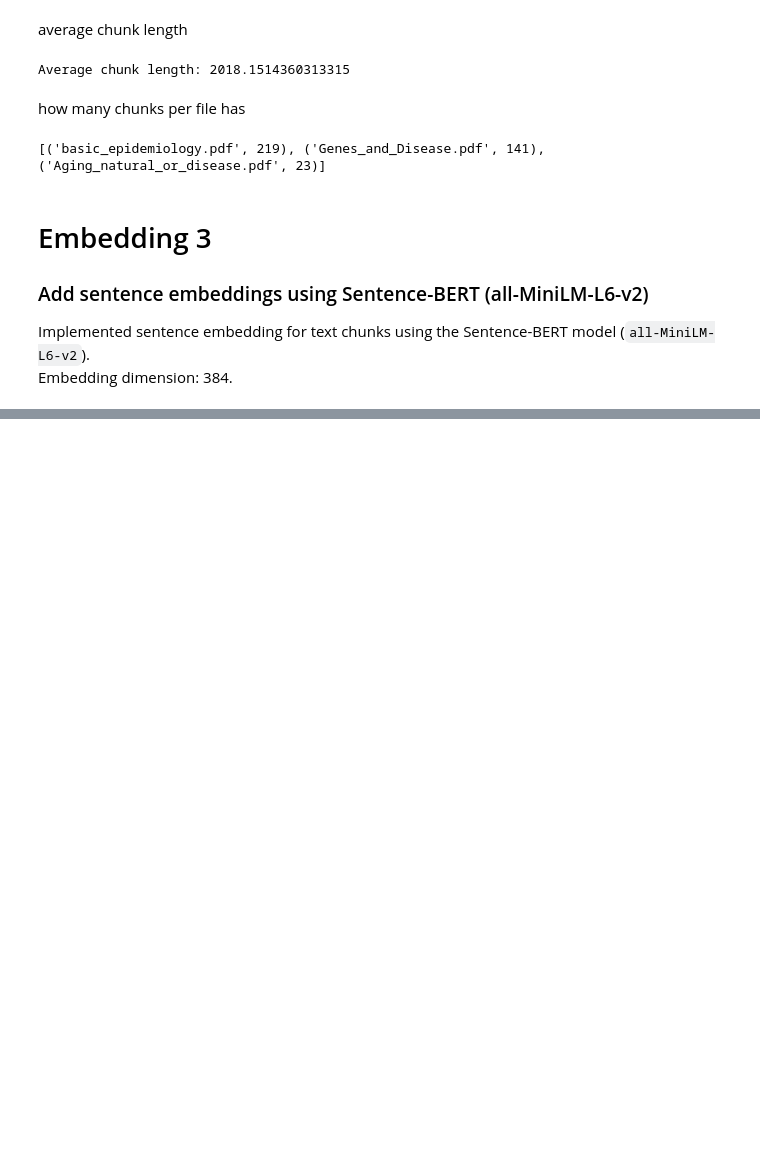
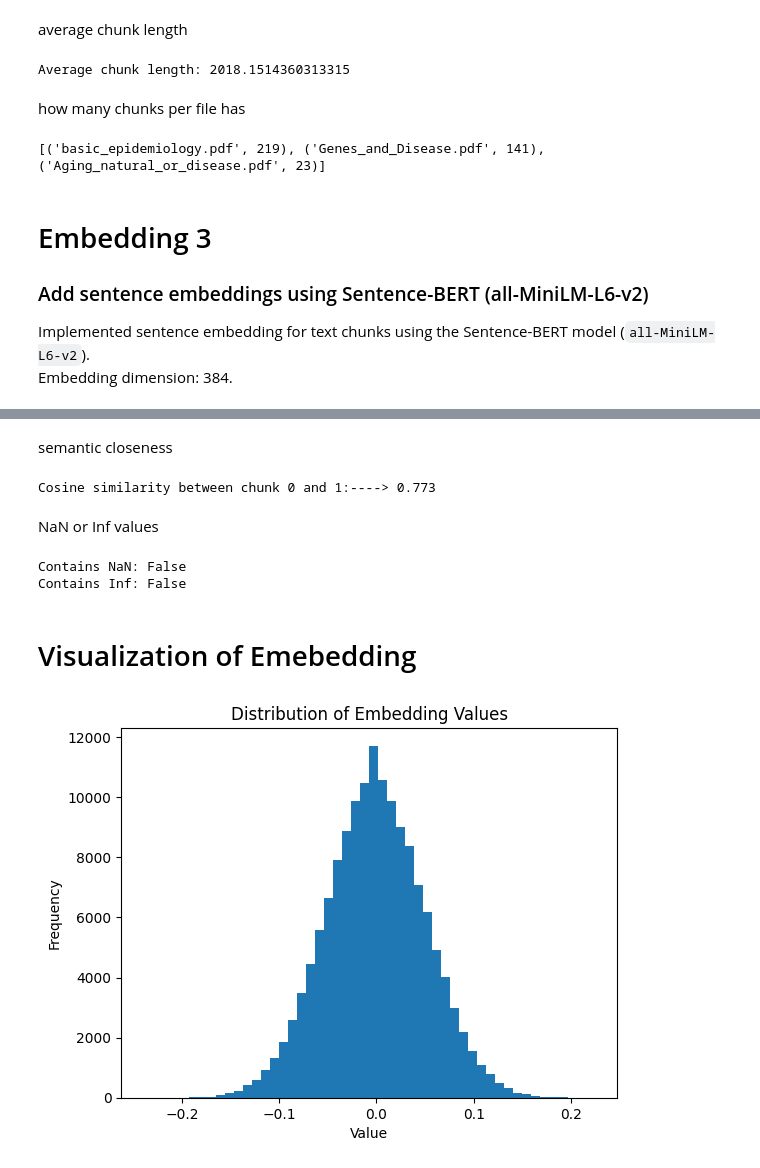
Before and after one commit to diyorarti/Medical-assistant-with-RAG, a Jupyter notebook: labs/project-lab.ipynb, the cells around one changed output, grey strips where cells are left out. Cells and saved outputs as stored; diff of their text form; code cells hidden in the pictures; blank space fills up the shorter version.

Commit message:
embedding-lab

```diff
--- a/labs/project-lab.ipynb
+++ b/labs/project-lab.ipynb
@@ -322,6 +322,22 @@ from sentence_transformers import SentenceTransformer
 import numpy as np
 
 class Embedder:
+    """
+    A utility class for generating text embeddings using SentenceTransformers.
+    Attributes:
+        model_name (str): Name of the SentenceTransformer model to load.
+        normalize (bool): Whether to normalize embeddings for cosine similarity.
+        batch_size (int): Number of texts to embed in each batch.
+        model (Optional[SentenceTransformer]): The loaded embedding model instance.
+
+    Methods:
+        generate_embeddings(texts: List[str]) -> np.ndarray:
+            Generate embeddings for a list of texts (e.g., document chunks).
+
+        generate_embedding(query: str) -> np.ndarray:
+            Generate an embedding for a single text (e.g., user query).
+    """
+
     def __init__(self,
                  model_name:str="all-MiniLM-L6-v2",
                  normalize:bool=True,
@@ -373,3 +389,5 @@ class Embedder:
         ).astype(np.float32, copy=False)
         print(f"Generated 1 embedding with dim {emb.shape}")
         return emb
+# %%
+embedder = Embedder()
@@ -375,0 +399,3 @@ class Embedder:
+# %%
+texts = [chunk.page_content for chunk in chunks]
+metadatas = [ch.metadata for ch in chunks]
@@ -375,0 +419,3 @@ class Embedder:
+# %%
+embeddings = embedder.generate_embeddings(texts)
+print("Embeddings shape:", embeddings.shape)
@@ -375,0 +431,37 @@ class Embedder:
+# %% [markdown]
+semantic closeness
+# %%
+from numpy import dot
+from numpy.linalg import norm
+
+i, j = 0, 1  # compare first two chunks
+cos_sim = dot(embeddings[i], embeddings[j]) / (norm(embeddings[i]) * norm(embeddings[j]))
+print(f"Cosine similarity between chunk {i} and {j}:----> {cos_sim:.3f}")
+# %% [output]
+Cosine similarity between chunk 0 and 1:----> 0.773
+# %% [markdown]
+NaN or Inf values
+# %%
+import numpy as np
+
+print("Contains NaN:", np.isnan(embeddings).any())
+print("Contains Inf:", np.isinf(embeddings).any())
+# %% [output]
+Contains NaN: False
+Contains Inf: False
+# %% [markdown]
+# Visualization of Emebedding
+# %%
+import matplotlib.pyplot as plt
+from sklearn.decomposition import PCA
+from sklearn.manifold import TSNE
+import numpy as np
+
+
+plt.hist(embeddings.flatten(), bins=50)
+plt.title("Distribution of Embedding Values")
+plt.xlabel("Value")
+plt.ylabel("Frequency")
+plt.show()
+# %% [output]
+[figure, added]
```
Also changed, not shown: parts of 9 cells of this notebook.
